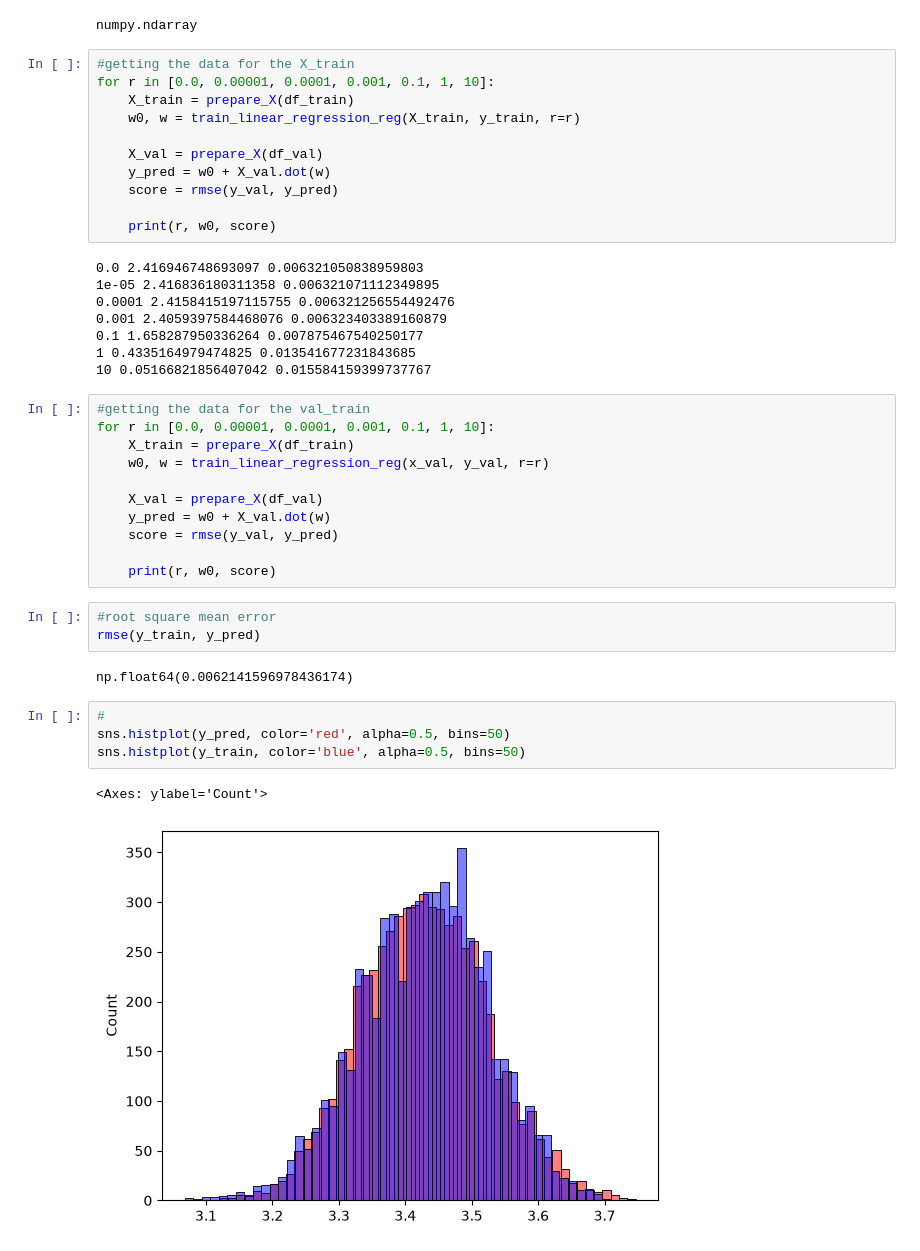
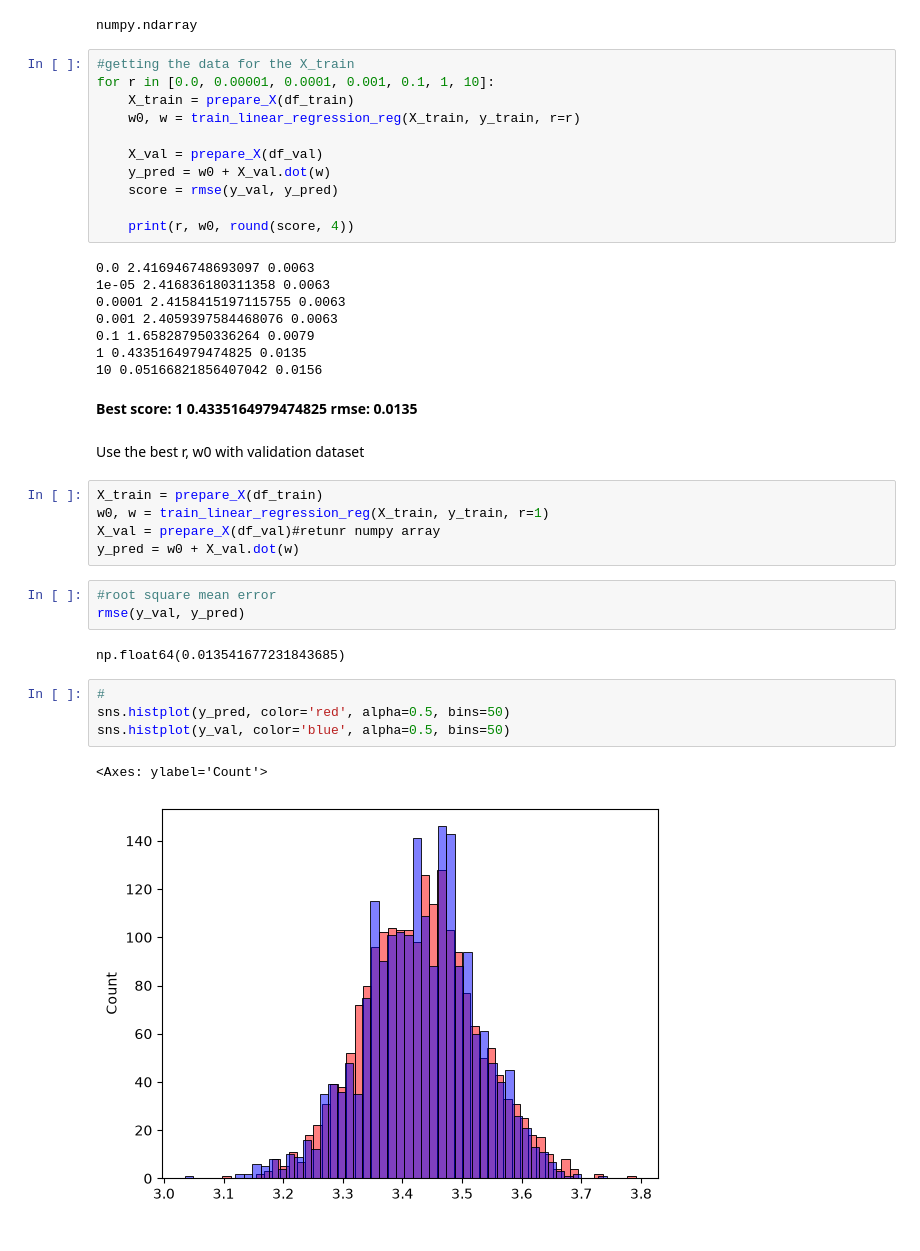
Before and after one commit to davbaster/machine-learning-zoomcamp, a Jupyter notebook: 02-regression/Homework_2.ipynb, the cells around one changed output. Drawn from its saved outputs; the diff is of its cells as text.

```diff
--- a/02-regression/Homework_2.ipynb
+++ b/02-regression/Homework_2.ipynb
@@ -460,35 +460,34 @@ for r in [0.0, 0.00001, 0.0001, 0.001, 0.1, 1, 10]:
     y_pred = w0 + X_val.dot(w)
     score = rmse(y_val, y_pred)
 
-    print(r, w0, score)
+    print(r, w0, round(score, 4))
 # %% [output]
-0.0 2.416946748693097 0.006321050838959803
-1e-05 2.416836180311358 0.006321071112349895
-0.0001 2.4158415197115755 0.006321256554492476
-0.001 2.4059397584468076 0.006323403389160879
-0.1 1.658287950336264 0.007875467540250177
-1 0.4335164979474825 0.013541677231843685
-10 0.05166821856407042 0.015584159399737767
+0.0 2.416946748693097 0.0063
+1e-05 2.416836180311358 0.0063
+0.0001 2.4158415197115755 0.0063
+0.001 2.4059397584468076 0.0063
+0.1 1.658287950336264 0.0079
+1 0.4335164979474825 0.0135
+10 0.05166821856407042 0.0156
+# %% [markdown]
+**Best score:
+1 0.4335164979474825 rmse: 0.0135**
+# %% [markdown]
+Use the best r, w0 with validation dataset
 # %%
-#getting the data for the val_train
-for r in [0.0, 0.00001, 0.0001, 0.001, 0.1, 1, 10]:
-    X_train = prepare_X(df_train)
-    w0, w = train_linear_regression_reg(x_val, y_val, r=r)
-
-    X_val = prepare_X(df_val)
-    y_pred = w0 + X_val.dot(w)
-    score = rmse(y_val, y_pred)
-
-    print(r, w0, score)
+X_train = prepare_X(df_train)
+w0, w = train_linear_regression_reg(X_train, y_train, r=1)
+X_val = prepare_X(df_val)#retunr numpy array
+y_pred = w0 + X_val.dot(w)
 # %%
 #root square mean error
-rmse(y_train, y_pred)
+rmse(y_val, y_pred)
 # %% [output]
-np.float64(0.0062141596978436174)
+np.float64(0.013541677231843685)
 # %%
 #
 sns.histplot(y_pred, color='red', alpha=0.5, bins=50)
-sns.histplot(y_train, color='blue', alpha=0.5, bins=50)
+sns.histplot(y_val, color='blue', alpha=0.5, bins=50)
 # %% [output]
 <Axes: ylabel='Count'>
-[figure, old version]
+[figure, new version]
```
Also changed, not shown: parts of 12 cells of this notebook.
